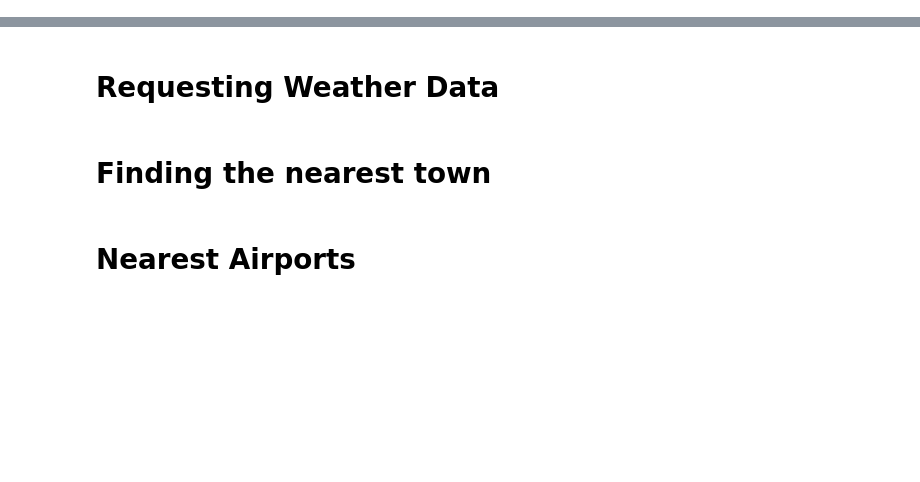
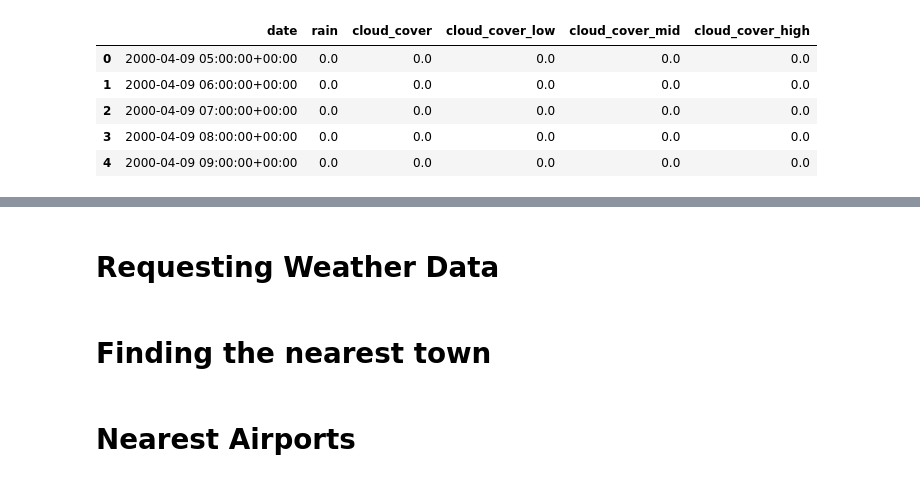
Before and after one commit to hasi03/Solar-Eclipse-Best-Location-Finder, a Jupyter notebook: weather.ipynb, the cells around one changed output, grey strips where cells are left out. Drawn from its saved outputs; the diff is of its cells as text; code cells hidden in the pictures; blank space fills up the shorter version.

```diff
--- a/weather.ipynb
+++ b/weather.ipynb
@@ -0,0 +16,15 @@
+# %%
+start_date = datetime.datetime(2000, 4, 9)
+end_date = datetime.datetime(2023, 4, 10)
+
+lat, long = 38.1155, -88.4809 # Latitude and Longitude of the location
+all_data = weather_data(lat, long, start_date, end_date)
+
+all_data.head()
+# %% [output]
+|  | date | rain | cloud_cover | cloud_cover_low | cloud_cover_mid | cloud_cover_high |
+| 0 | 2000-04-09 05:00:00+00:00 | 0.0 | 0.0 | 0.0 | 0.0 | 0.0 |
+| 1 | 2000-04-09 06:00:00+00:00 | 0.0 | 0.0 | 0.0 | 0.0 | 0.0 |
+| 2 | 2000-04-09 07:00:00+00:00 | 0.0 | 0.0 | 0.0 | 0.0 | 0.0 |
+| 3 | 2000-04-09 08:00:00+00:00 | 0.0 | 0.0 | 0.0 | 0.0 | 0.0 |
+| 4 | 2000-04-09 09:00:00+00:00 | 0.0 | 0.0 | 0.0 | 0.0 | 0.0 |
```
Also changed, not shown: parts of 17 cells of this notebook, 6 other files.
